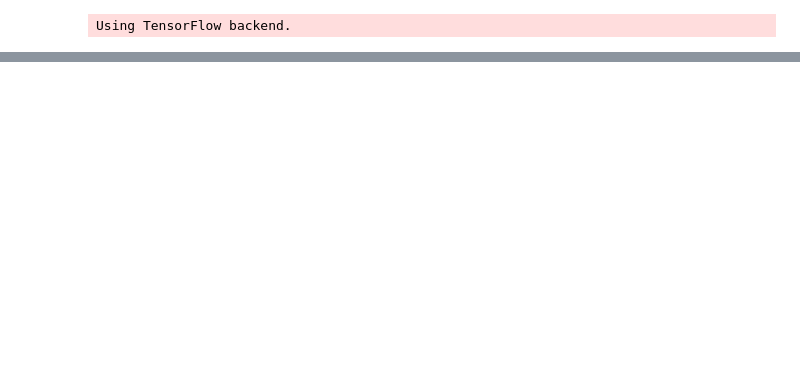
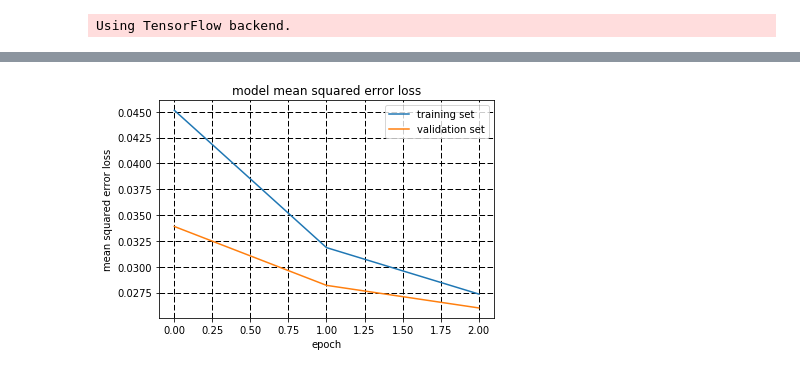
Before and after one commit to darienmt/CarND-Behavioral-Cloning-P3, a Jupyter notebook: Visualizations.ipynb, the cells around one changed output, grey strips where cells are left out. Cells and saved outputs as stored; diff of their text form; code cells hidden in the pictures; blank space fills up the shorter version.

```diff
--- a/Visualizations.ipynb
+++ b/Visualizations.ipynb
@@ -139,0 +159,23 @@ visualizeModel('./models/nVidea_data.h5', 'images/nVidea_data')
+# %%
+from keras.models import Model
+import matplotlib.pyplot as plt
+
+# dict_keys(['loss', 'val_loss'])
+# Loss
+# [0.045153103061875123, 0.031848681302726264, 0.027354457760211899]
+# Validation Loss
+# [0.033896364609334075, 0.028193514087644336, 0.026007735237962643]
+loss = [0.045153103061875123, 0.031848681302726264, 0.027354457760211899]
+valid_loss = [0.033896364609334075, 0.028193514087644336, 0.026007735237962643]
+
+### plot the training and validation loss for each epoch
+plt.plot(loss)
+plt.plot(valid_loss)
+plt.title('model mean squared error loss')
+plt.ylabel('mean squared error loss')
+plt.xlabel('epoch')
+plt.legend(['training set', 'validation set'], loc='upper right')
+plt.grid(color='black', linestyle='--', linewidth=1)
+plt.show()
+# %% [output]
+[figure, added]
```
Also changed, not shown: parts of 3 cells of this notebook, 5 other files.
